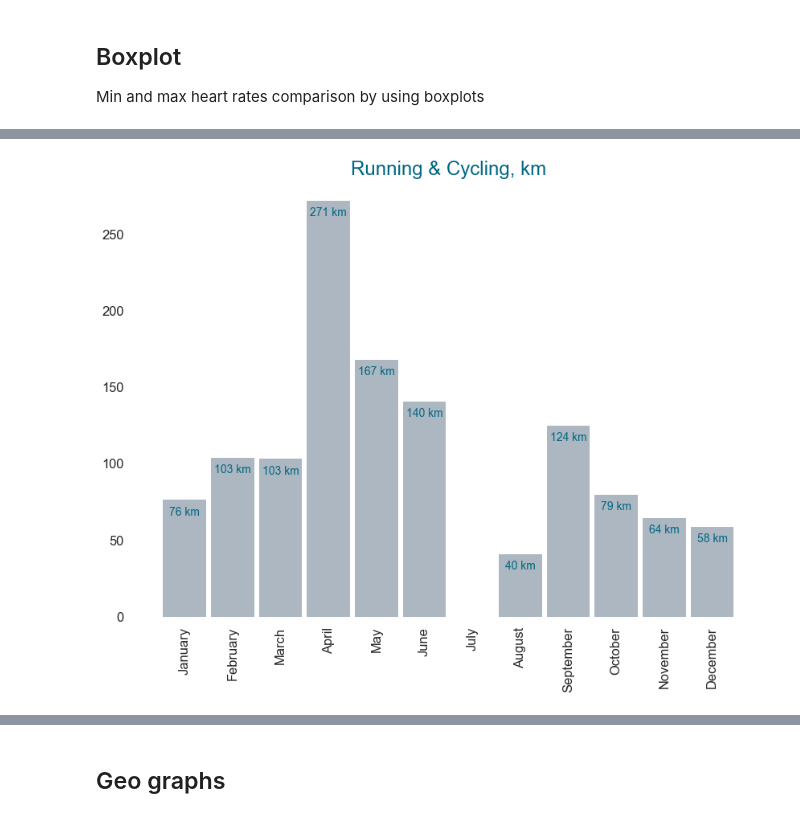
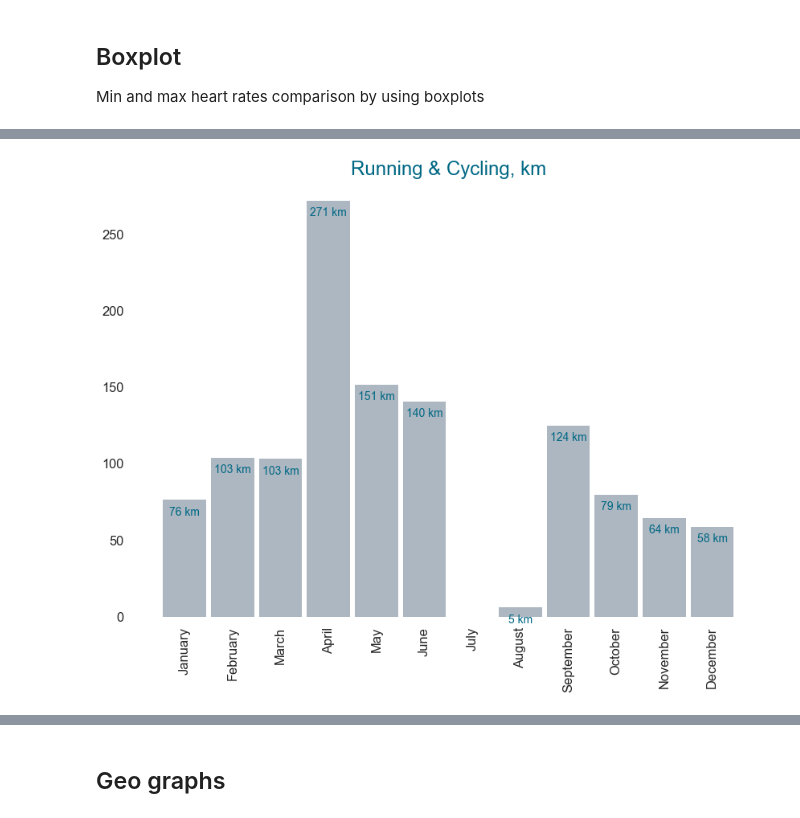
Before and after one commit to indremontvilaite/Garmin, a Jupyter notebook: Project_Garmin_stats.ipynb, the cells around one changed output, grey strips where cells are left out. Saved outputs shown, nothing was run; the diff lists cells and outputs as text; code cells hidden in the pictures.

```diff
--- a/Project_Garmin_stats.ipynb
+++ b/Project_Garmin_stats.ipynb
@@ -126,7 +149,11 @@ heart_rate_df.head()
 # %%
 activities_path = "activity_test.csv"
-activities_df = pd.read_csv(activities_path, parse_dates = ['startTimeLocal', 'startTimeGMT'], index_col = 'Unnamed: 0')
-activities_df.dropna(subset=['startLongitude', 'startLatitude'], inplace=True)
+activities_df = pd.read_csv(
+    activities_path,
+    parse_dates=["startTimeLocal", "startTimeGMT"],
+    index_col="Unnamed: 0",
+)
+activities_df.dropna(subset=["startLongitude", "startLatitude"], inplace=True)
 
 activities_df.head()
 # %% [output]
@@ -268,0 +450,3 @@ activities_df['distance'] = activities_df['distance'].div(1000)
+# %%
+activities_df = activities_df[activities_df["startTimeLocal"] > "2019-08-30"]
+activities_df["startTimeLocal"].describe()
@@ -269,20 +462,47 @@ activities_df['distance'] = activities_df['distance'].div(1000)
 # %%
-months = ['January','February','March','April','May','June','July','August',
-          'September','October','November','December']
-plt.figure(figsize = (14,10))
-activities_df['month'] = pd.Categorical(activities_df['month'], categories=months, ordered=True)
+months = [
+    "January",
+    "February",
+    "March",
+    "April",
+    "May",
+    "June",
+    "July",
+    "August",
+    "September",
+    "October",
+    "November",
+    "December",
+]
+plt.figure(figsize=(14, 10))
+activities_df["month"] = pd.Categorical(
+    activities_df["month"], categories=months, ordered=True
+)
 
-bars = plt.bar(months, activities_df.groupby('month')['distance'].sum(), alpha=0.6, align='center',
-               width=0.9, linewidth=0, color='lightslategrey')
-plt.title('Running & Cycling, km', fontsize = 24, color = '#006884')
-plt.xticks(rotation = 90)
+bars = plt.bar(
+    months,
+    activities_df.groupby("month")["distance"].sum(),
+    alpha=0.6,
+    align="center",
+    width=0.9,
+    linewidth=0,
+    color="lightslategrey",
+)
+plt.title("Running & Cycling, km", fontsize=24, color="#006884")
+plt.xticks(rotation=90)
 for spine in plt.gca().spines.values():
     spine.set_visible(False)
 
-list_1 = bars[:6]+bars[7:]
+list_1 = bars[:6] + bars[7:]
 for bar in list_1:
-    plt.gca().text(bar.get_x() + bar.get_width()/2, bar.get_height() - 10, str(int(bar.get_height())) + ' km',
-                 ha='center', color='#006884', fontsize=14)
+    plt.gca().text(
+        bar.get_x() + bar.get_width() / 2,
+        bar.get_height() - 10,
+        str(int(bar.get_height())) + " km",
+        ha="center",
+        color="#006884",
+        fontsize=14,
+    )
 plt.show()
 # %% [output]
-[figure, old version]
+[figure, new version]
```
Also changed, not shown: parts of 41 cells of this notebook.
